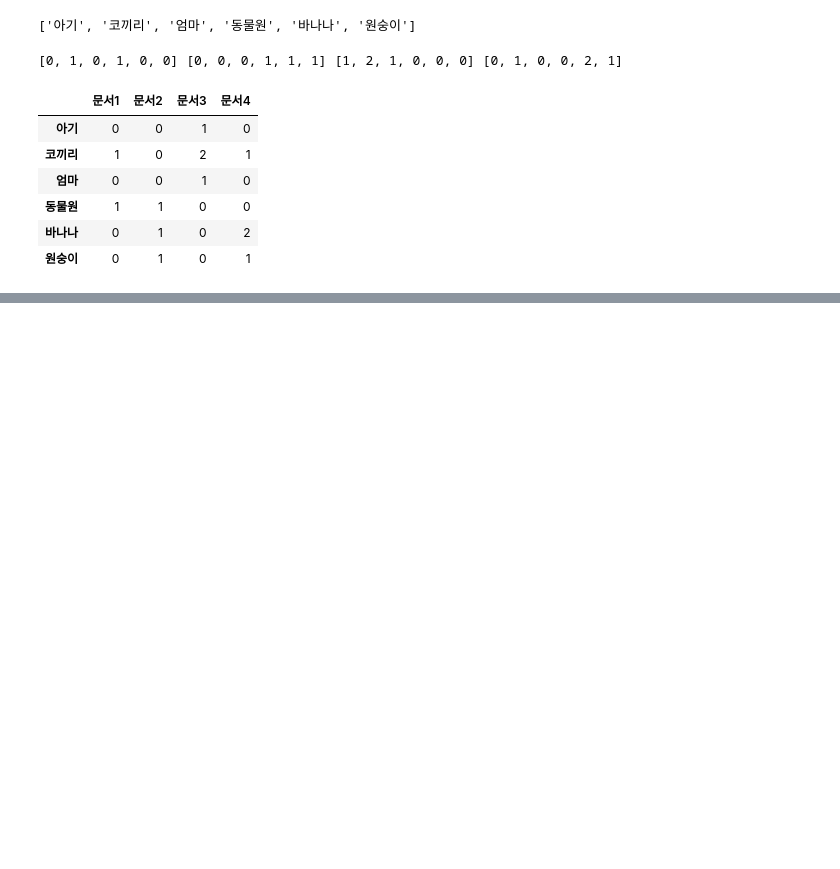
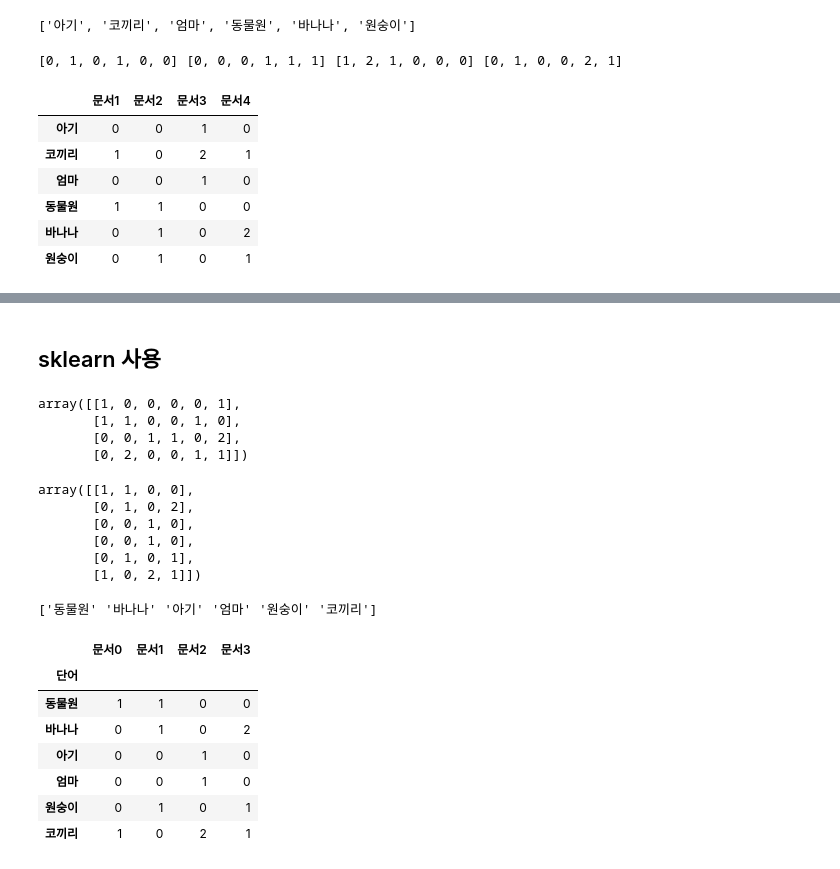
Before and after one commit to Sunnn-y/NaturalLanguageProcessing, a Jupyter notebook: 20231013_단어의표현_실습(BoW,_TDM).ipynb, the cells around one changed output, grey strips where cells are left out. Saved outputs shown, nothing was run; the diff lists cells and outputs as text; code cells hidden in the pictures; blank space fills up the shorter version.

```diff
--- a/20231013_단어의표현_실습(BoW,_TDM).ipynb
+++ b/20231013_단어의표현_실습(BoW,_TDM).ipynb
@@ -230,0 +357,46 @@ df
+# %% [markdown]
+## sklearn 사용
+# %%
+docs = ['동물원 코끼리',
+        '동물원 원숭이 바나나',
+        '엄마 코끼리 아기 코끼리',
+        '원숭이 바나나 코끼리 바나나']
+# %%
+from sklearn.feature_extraction.text import CountVectorizer
+
+count_vect = CountVectorizer() # 참고 sklearn은 DTM으로 만들어지게 설정되어 있음.
+DTM = count_vect.fit_transform(docs)
+DTM.toarray()
+# %% [output]
+array([[1, 0, 0, 0, 0, 1],
+       [1, 1, 0, 0, 1, 0],
+       [0, 0, 1, 1, 0, 2],
+       [0, 2, 0, 0, 1, 1]])
+# %%
+DTM.toarray().T # TDM으로 변환
+# %% [output]
+array([[1, 1, 0, 0],
+       [0, 1, 0, 2],
+       [0, 0, 1, 0],
+       [0, 0, 1, 0],
+       [0, 1, 0, 1],
+       [1, 0, 2, 1]])
+# %%
+import pandas as pd
+
+doc_names = ['문서'+ str(i) for i in range(len(docs_ls))]
+vocab = count_vect.get_feature_names_out()
+print(vocab)
+df_TDM = pd.DataFrame(DTM.toarray().T, columns = doc_names)
+df_TDM['단어'] = vocab
+df_TDM.set_index('단어')
+# %% [output]
+['동물원' '바나나' '아기' '엄마' '원숭이' '코끼리']
+|  | 문서0 | 문서1 | 문서2 | 문서3 |
+| 단어 |  |  |  |  |
+| 동물원 | 1 | 1 | 0 | 0 |
+| 바나나 | 0 | 1 | 0 | 2 |
+| 아기 | 0 | 0 | 1 | 0 |
+| 엄마 | 0 | 0 | 1 | 0 |
+| 원숭이 | 0 | 1 | 0 | 1 |
+| 코끼리 | 1 | 0 | 2 | 1 |
```
Also changed, not shown: parts of 11 cells of this notebook.
